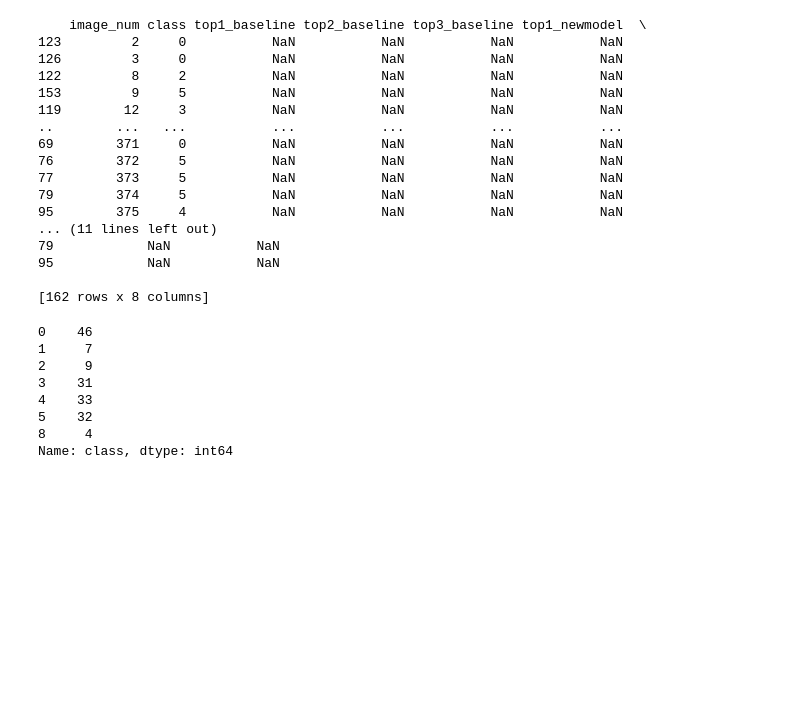
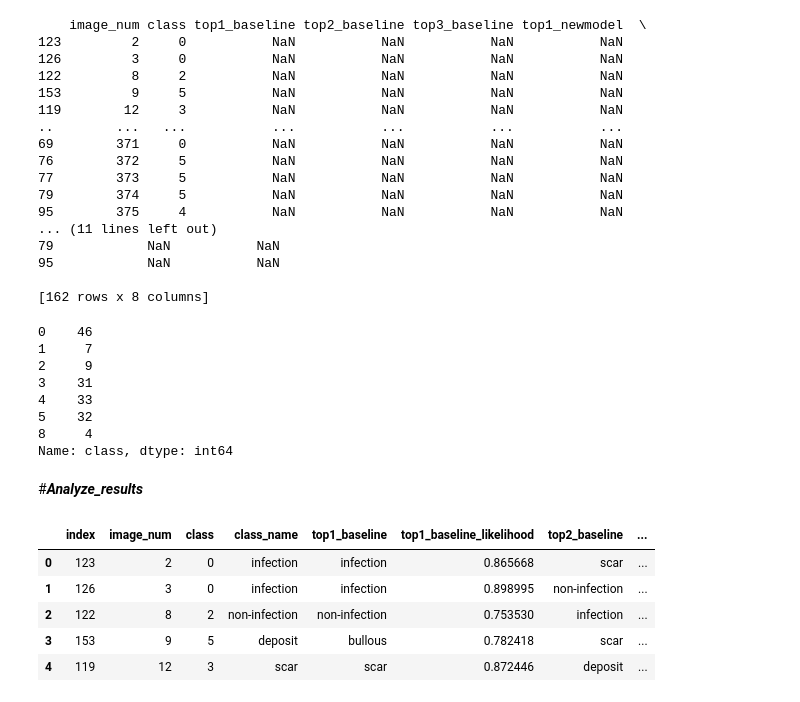
Before and after one commit to ykitaguchi77/CorneAI, a Jupyter notebook: YOLOv5_inference_diverse_iris_model.ipynb, the cells around one changed output. Drawn from its saved outputs; the diff is of its cells as text; code cells hidden in the pictures; blank space fills up the shorter version.

```diff
--- a/YOLOv5_inference_diverse_iris_model.ipynb
+++ b/YOLOv5_inference_diverse_iris_model.ipynb
@@ -393,3 +385,23 @@ dst_path = "/gdrive/MyDrive/研究/進行中の研究/角膜スマートフォ
 
 # Save the DataFrame to the CSV file
 cornea_journal_df.to_csv(dst_path, index=False)
+# %% [markdown]
+#***Analyze_results***
+# %%
+import pandas as pd
+
+# Assuming csv_path is the file path to your CSV file
+csv_path = "/gdrive/MyDrive/研究/進行中の研究/角膜スマートフォンAIプロジェクト/Iris_color/taki_dr_Cornea/compare_accuracy.csv"
+
+# Read the CSV file using pandas
+df = pd.read_csv(csv_path)
+
+# Display the first few rows of the DataFrame
+df.head()
+# %% [output]
+|  | index | image_num | class | class_name | top1_baseline | top1_baseline_likelihood | top2_baseline | ... |
+| 0 | 123 | 2 | 0 | infection | infection | 0.865668 | scar | ... |
+| 1 | 126 | 3 | 0 | infection | infection | 0.898995 | non-infection | ... |
+| 2 | 122 | 8 | 2 | non-infection | non-infection | 0.753530 | infection | ... |
+| 3 | 153 | 9 | 5 | deposit | bullous | 0.782418 | scar | ... |
+| 4 | 119 | 12 | 3 | scar | scar | 0.872446 | deposit | ... |
```
Also changed, not shown: parts of 16 cells of this notebook.
